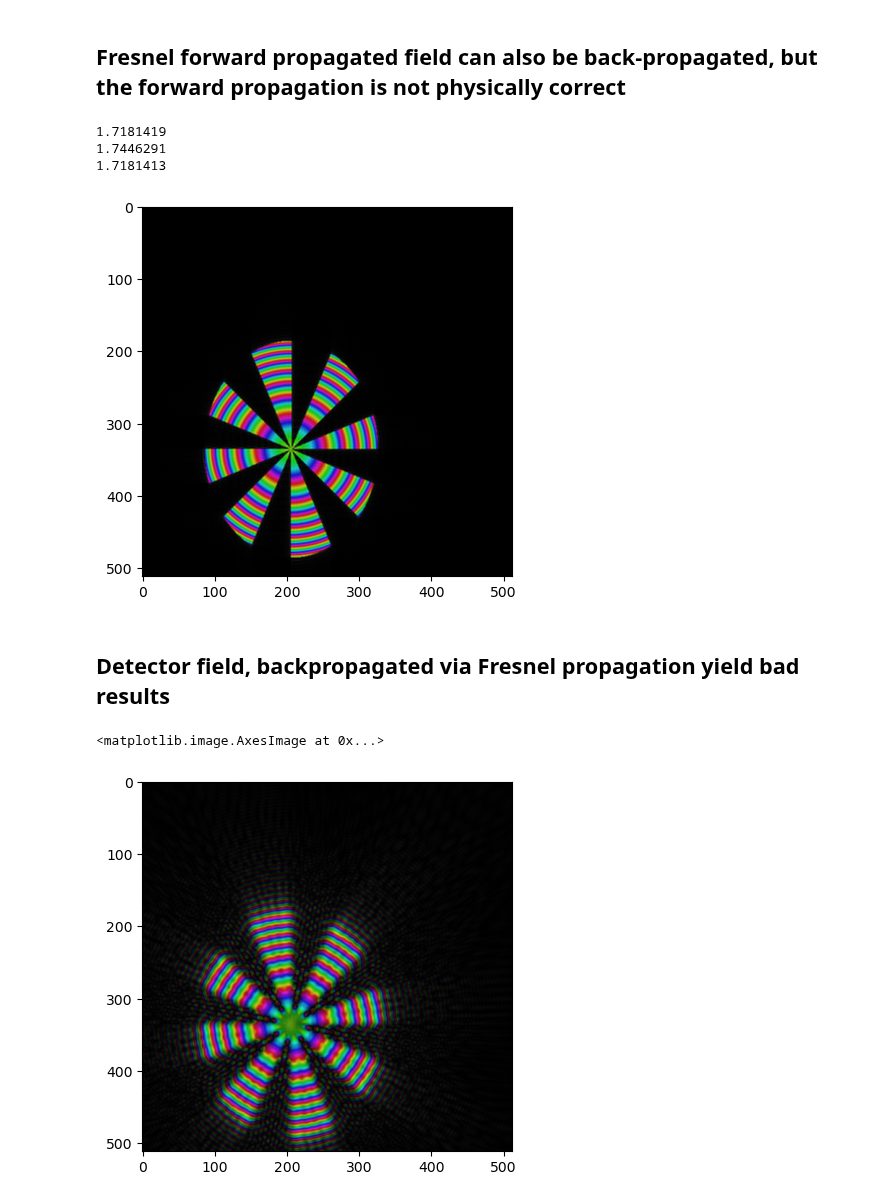
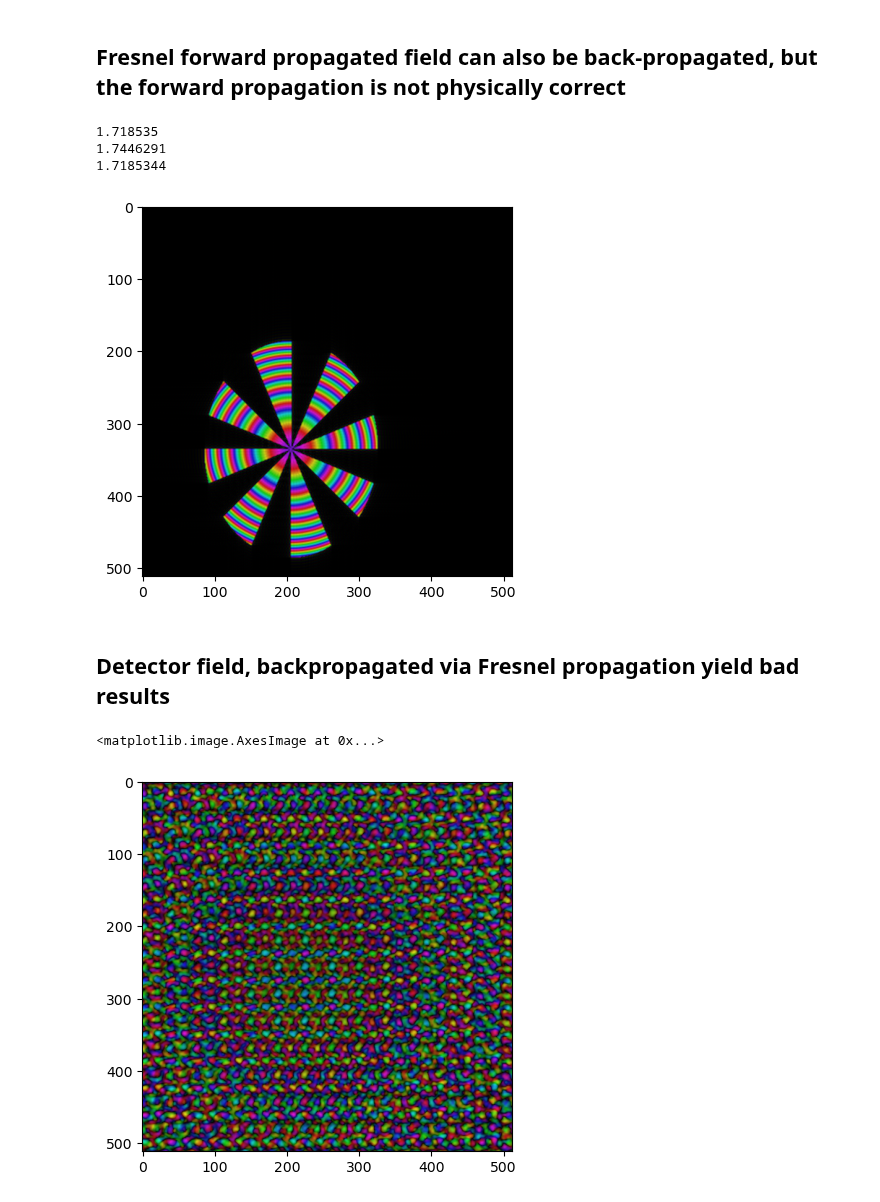
Before and after one commit to chromatix-team/chromatix, a Jupyter notebook: docs/examples/sas_gabor_hologram.ipynb, the cells around one changed output. Saved outputs shown, nothing was run; the diff lists cells and outputs as text; code cells hidden in the pictures.

```diff
--- a/docs/examples/sas_gabor_hologram.ipynb
+++ b/docs/examples/sas_gabor_hologram.ipynb
@@ -37,7 +37,7 @@ A scattering sample (here a rectangular aperture) is illuminated by a sphericall
 N_box = 512 # sampling points along the width
 L_box = 128 # width of the initial field to calculate on in µm
 source_distance = 200.0 # distance of the source from the sample
-detector_distance = 1024.0 # distance of the detector from the sample
+detector_distance = 5000.0 # distance of the detector from the sample
 lbd = 0.5
 shape = (N_box, N_box)
 kx =  2 * jnp.pi / lbd * np.sin(20/ 360 * 2 * jnp.pi)
@@ -54,5 +54,5 @@ field_exit = shift(field_exit, (-80, 50))
 
 field_sensor = cx.propagation.transform_propagate_sas(field_exit, z=detector_distance, n=1.0, skip_final_phase=True)
 
-field_sensor_fr = cx.propagation.transform_propagate(field_exit, z=detector_distance, n=1.0, N_pad=(256,256), skip_final_phase=False)
+field_sensor_fr = cx.propagation.transform_propagate(field_exit, z=detector_distance, n=1.0, N_pad=(256,256), skip_final_phase=True)
 # %% [output]
@@ -92,20 +93,20 @@ plt.imshow(colorize(field_backpropagated, gamma=1.0))
 ## Fresnel forward propagated field can also be back-propagated, but the forward propagation is not physically correct
 # %%
 # inverse Fresnel
-field_bwd = cx.propagation.transform_propagate(field_sensor_fr, z=-detector_distance, n=1.0, N_pad=(256,256), skip_initial_phase=False)
+field_bwd = cx.propagation.transform_propagate(field_sensor_fr, z=-detector_distance, n=1.0, N_pad=(256,256), skip_initial_phase=True)
 plt.imshow(colorize(field_bwd, gamma=1.0))
 # lets check for integral intensities
 print(np.sum(field_bwd.intensity))
 print(np.sum(field_exit.intensity))
 print(np.sum(abs(cx.ifft(cx.fft(field_bwd.u)))**2))
 
 a = np.random.rand(10,10)
 # print(cx.conditional_fft(a, 1, 1))
 # %% [output]
-1.7181419
+1.718535
 1.7446291
-1.7181413
+1.7185344
-[figure, old version]
+[figure, new version]
 # %% [markdown]
 ## Detector field, backpropagated via Fresnel propagation yield bad results
 # %%
@@ -114,4 +115,4 @@ field_bwd = cx.propagation.transform_propagate(field_sensor, z=-detector_distanc
 plt.imshow(colorize(field_bwd, gamma=1.0))
 # %% [output]
 <matplotlib.image.AxesImage at 0x...>
-[figure, old version]
+[figure, new version]
```
Also changed, not shown: parts of 3 cells of this notebook, 1 other file.
